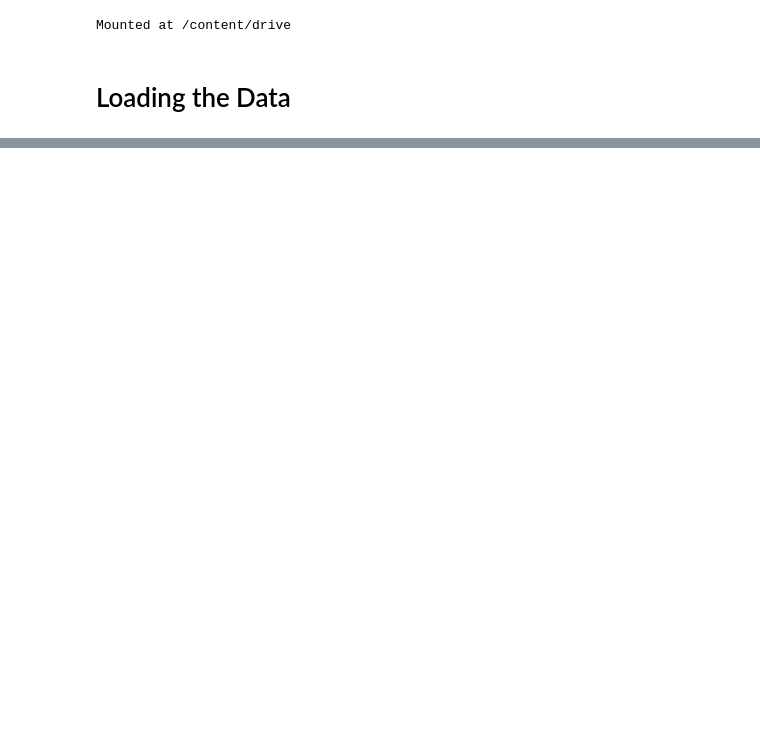
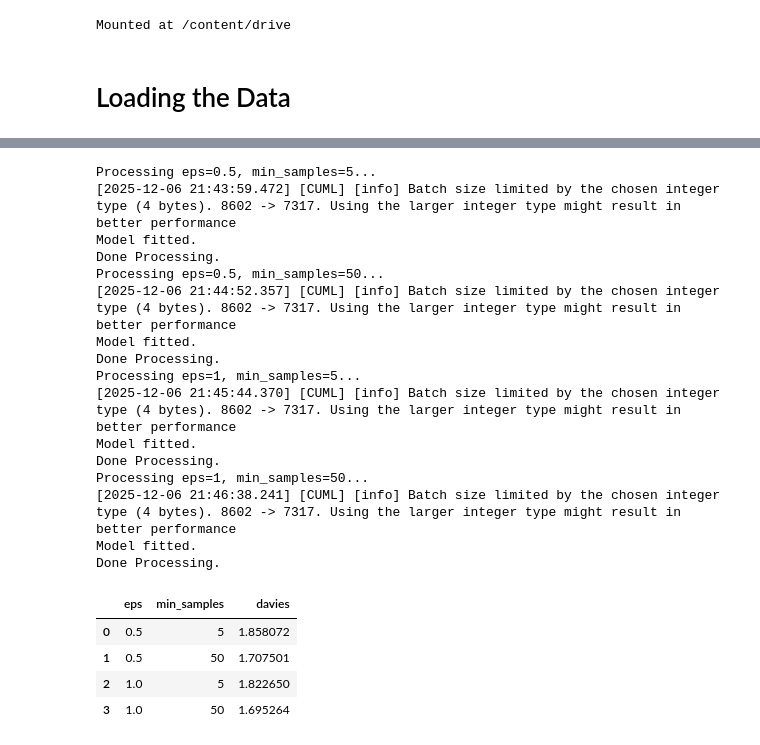
Before and after one commit to merzouka/bds.ml, a Jupyter notebook: preprocess/preprocess.ipynb, the cells around one changed output, grey strips where cells are left out. Saved outputs shown, nothing was run; the diff lists cells and outputs as text; code cells hidden in the pictures; blank space fills up the shorter version.

```diff
--- a/preprocess/preprocess.ipynb
+++ b/preprocess/preprocess.ipynb
@@ -95,13 +118,20 @@ def shift_and_log(data, shift=1.1): # 1.1 So that the output has no zero values,
 # %%
 TO_DROP = ['saddr', 'daddr', 'seq']
 
-transformer = ColumnTransformer([
+data_cleaner = ColumnTransformer([
   ('drop', 'drop', TO_DROP),
   ('encode', OneHotEncoder(), ['proto']),
   ('port', FunctionTransformer(func=process_ports), ['sport', 'dport']),
   ('rate', FunctionTransformer(func=shift_and_log), ['srate', 'drate']),
 ], remainder='passthrough')
-X_train_cleaned = transformer.fit_transform(X_train)
+
+data_prep = Pipeline([
+    ('augment', CombinedFeatureAdder()),
+    ('clean', data_cleaner),
+    ('std', StandardScaler()),
+])
+
+X_train_cleaned = data_prep.fit_transform(X_train)
 # %%
 X_train_cleaned.shape
 # %% [output]
@@ -135,0 +148,47 @@ print("ROC AUC:   ", cv_results['test_roc_auc_ovr'].mean().round(4))
+# %%
+from cuml.cluster import DBSCAN
+from sklearn.metrics import silhouette_score, davies_bouldin_score
+
+eps = [0.5, 1]
+min_samples = [5, 50]
+
+scores = []
+
+for v1 in eps:
+  for v2 in min_samples:
+    print(f'Processing eps={v1}, min_samples={v2}...')
+    model = DBSCAN(eps=v1, min_samples=v2)
+    predictions = model.fit_predict(X_train_eval)
+    print('Model fitted.')
+    scores.append({
+        'eps': v1,
+        'min_samples': v2,
+        # 'silouhette': silhouette_score(X_train_eval, predictions),
+        'davies': davies_bouldin_score(X_train_eval, predictions),
+        'predictions': predictions,
+    })
+    print('Done Processing.')
+
+pd.DataFrame(scores).drop('predictions', axis=1)
+# %% [output]
+Processing eps=0.5, min_samples=5...
+[2025-12-06 21:43:59.472] [CUML] [info] Batch size limited by the chosen integer type (4 bytes). 8602 -> 7317. Using the larger integer type might result in better performance
+Model fitted.
+Done Processing.
+Processing eps=0.5, min_samples=50...
+[2025-12-06 21:44:52.357] [CUML] [info] Batch size limited by the chosen integer type (4 bytes). 8602 -> 7317. Using the larger integer type might result in better performance
+Model fitted.
+Done Processing.
+Processing eps=1, min_samples=5...
+[2025-12-06 21:45:44.370] [CUML] [info] Batch size limited by the chosen integer type (4 bytes). 8602 -> 7317. Using the larger integer type might result in better performance
+Model fitted.
+Done Processing.
+Processing eps=1, min_samples=50...
+[2025-12-06 21:46:38.241] [CUML] [info] Batch size limited by the chosen integer type (4 bytes). 8602 -> 7317. Using the larger integer type might result in better performance
+Model fitted.
+Done Processing.
+|  | eps | min_samples | davies |
+| 0 | 0.5 | 5 | 1.858072 |
+| 1 | 0.5 | 50 | 1.707501 |
+| 2 | 1.0 | 5 | 1.822650 |
+| 3 | 1.0 | 50 | 1.695264 |
```
Also changed, not shown: parts of 9 cells of this notebook.
